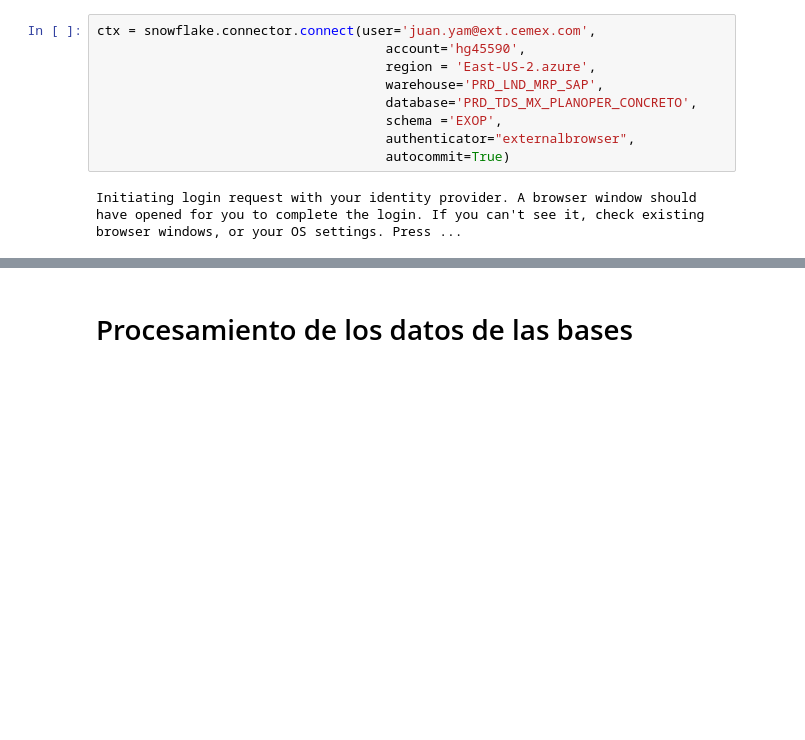
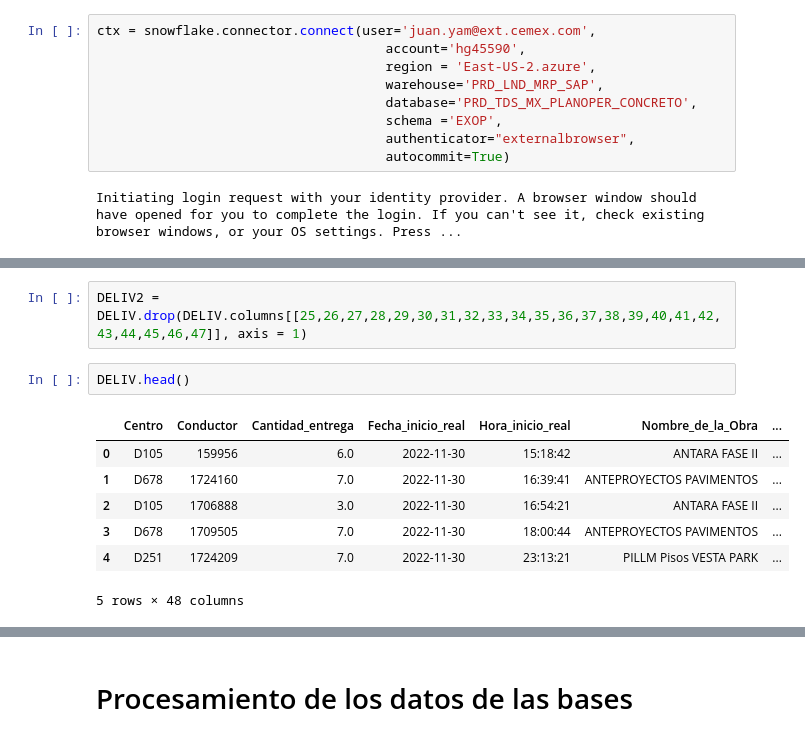
Before and after one commit to JuanYam/Codigos-Cemex, a Jupyter notebook: Snowflake/Snowflake.ipynb, the cells around one changed output, grey strips where cells are left out. Drawn from its saved outputs; the diff is of its cells as text; blank space fills up the shorter version.

```diff
--- a/Snowflake/Snowflake.ipynb
+++ b/Snowflake/Snowflake.ipynb
@@ -24,0 +116,12 @@ cs.execute('CREATE TABLE "IK172" ("Linea_seleccionada" text, "Documento_medicion
+# %%
+DELIV2 = DELIV.drop(DELIV.columns[[25,26,27,28,29,30,31,32,33,34,35,36,37,38,39,40,41,42,43,44,45,46,47]], axis = 1)
+# %%
+DELIV.head()
+# %% [output]
+|  | Centro | Conductor | Cantidad_entrega | Fecha_inicio_real | Hora_inicio_real | Nombre_de_la_Obra | ... |
+| 0 | D105 | 159956 | 6.0 | 2022-11-30 | 15:18:42 | ANTARA FASE II | ... |
+| 1 | D678 | 1724160 | 7.0 | 2022-11-30 | 16:39:41 | ANTEPROYECTOS PAVIMENTOS | ... |
+| 2 | D105 | 1706888 | 3.0 | 2022-11-30 | 16:54:21 | ANTARA FASE II | ... |
+| 3 | D678 | 1709505 | 7.0 | 2022-11-30 | 18:00:44 | ANTEPROYECTOS PAVIMENTOS | ... |
+| 4 | D251 | 1724209 | 7.0 | 2022-11-30 | 23:13:21 | PILLM Pisos VESTA PARK | ... |
+5 rows × 48 columns
```
Also changed, not shown: parts of 38 cells of this notebook.
